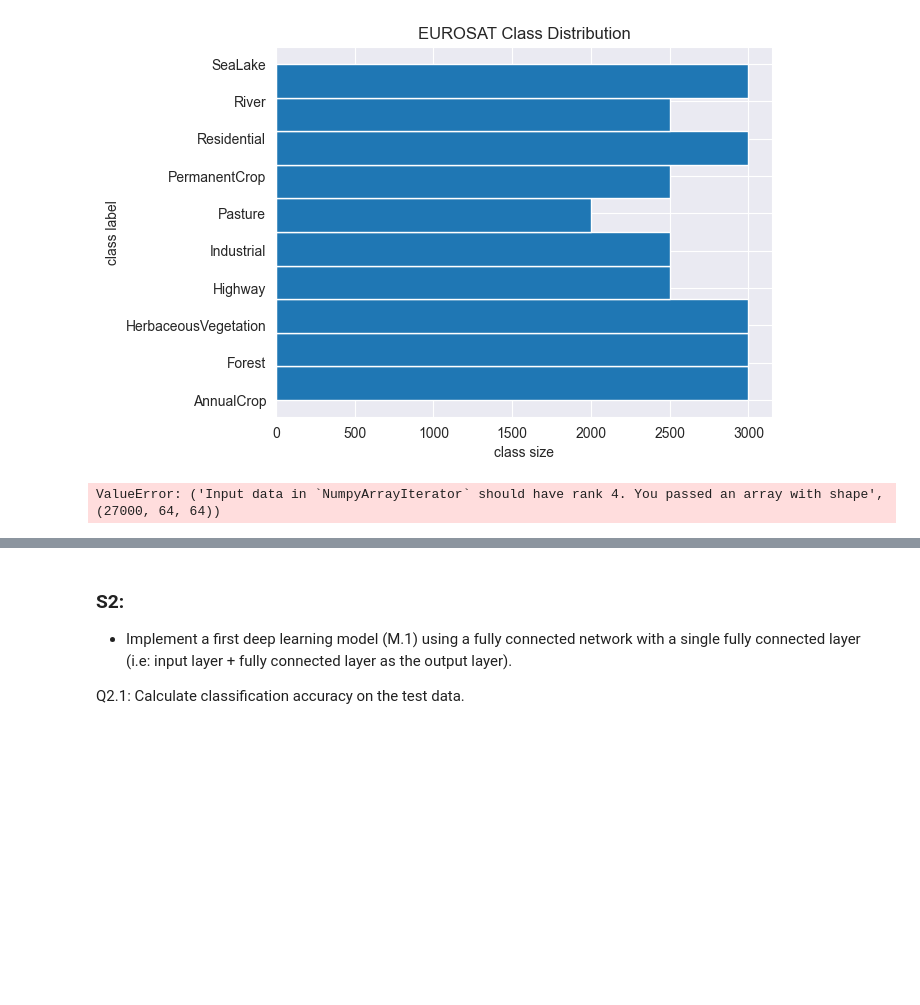
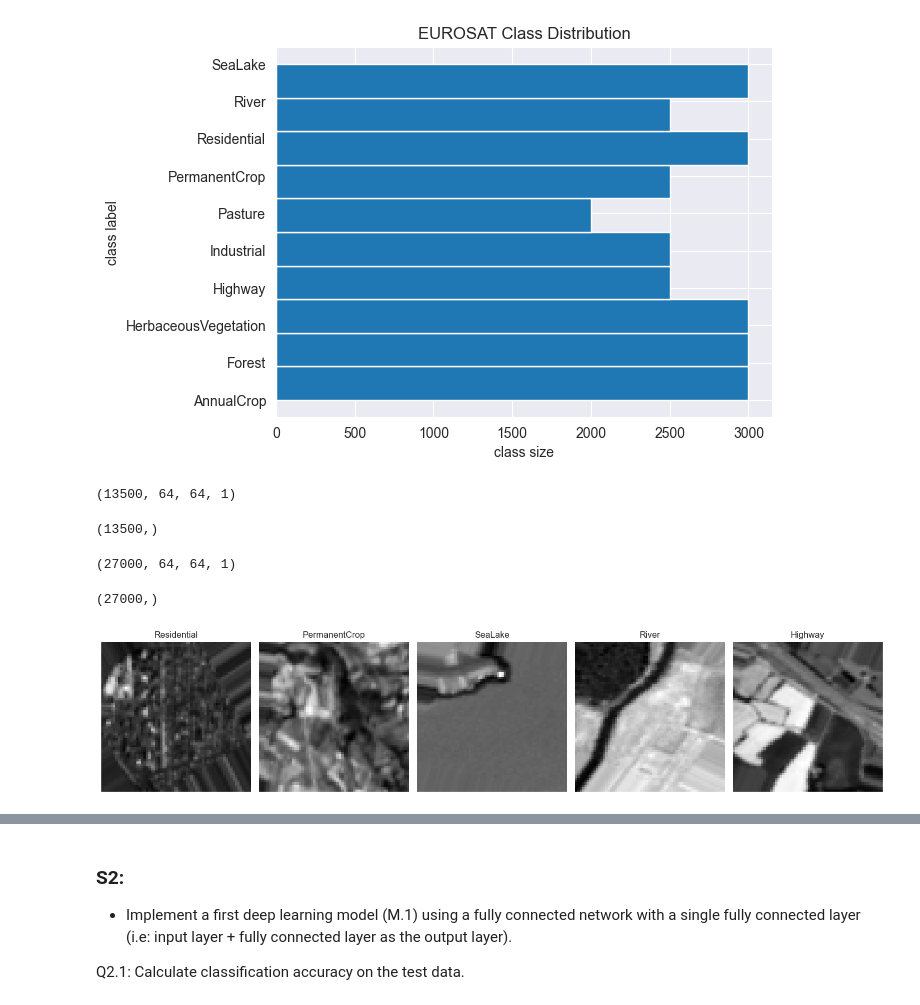
Before and after one commit to nlebovits/MUSA-650_Spring2023, a Jupyter notebook: Homeworks/MUSA650_Spring2022_HW4.ipynb, the cells around one changed output, grey strips where cells are left out. Cells and saved outputs as stored; diff of their text form; code cells hidden in the pictures; blank space fills up the shorter version.

```diff
--- a/Homeworks/MUSA650_Spring2022_HW4.ipynb
+++ b/Homeworks/MUSA650_Spring2022_HW4.ipynb
@@ -71,19 +83,10 @@ plt.show()
+# %%
+# define the number of samples to generate
+n_samples = int(labels.shape[0]/10)
+
+# need to expand the dimension of the images to 4D (n_samples, n_rows, n_cols, n_channels)
+images = np.expand_dims(images, axis=-1)
 # %%
-from keras.preprocessing.image import ImageDataGenerator
-
-# create an instance of ImageDataGenerator for data augmentation
-datagen = ImageDataGenerator(
-    rotation_range=30,
-    width_shift_range=0.1,
-    height_shift_range=0.1,
-    shear_range=0.2,
-    zoom_range=0.2,
-    horizontal_flip=True,
-    fill_mode='nearest')
-
-# define the number of samples to generate
-n_samples = labels.shape[0]/1000
-
 # generate augmented samples
 augmented_images = []
 augmented_labels = []
@@ -96,5 +99,32 @@ for X_batch, y_batch in datagen.flow(images, labels, batch_size=n_samples):
 # concatenate the augmented data with the original data
 augmented_images = np.concatenate(augmented_images)
 augmented_labels = np.concatenate(augmented_labels)
-# %% [output]
-ValueError: ('Input data in `NumpyArrayIterator` should have rank 4. You passed an array with shape', (27000, 64, 64))
+# %%
+augmented_images.shape
+# %% [output]
+(13500, 64, 64, 1)
+# %%
+augmented_labels.shape
+# %% [output]
+(13500,)
+# %%
+images.shape
+# %% [output]
+(27000, 64, 64, 1)
+# %%
+labels.shape
+# %% [output]
+(27000,)
+# %%
+# print 5 random images from the augmented images with their labels
+fig, axs = plt.subplots(1, 5, figsize=(15, 15))
+axs = axs.flatten()
+for i in range(5):
+    idx = random.randint(0, len(augmented_images)-1)
+    axs[i].imshow(augmented_images[idx], cmap='gray')
+    axs[i].set_title(augmented_labels[idx])
+    axs[i].axis('off')
+plt.tight_layout()
+plt.show()
+# %% [output]
+[figure, added]
```
Also changed, not shown: parts of 47 cells of this notebook, 1 other file.
